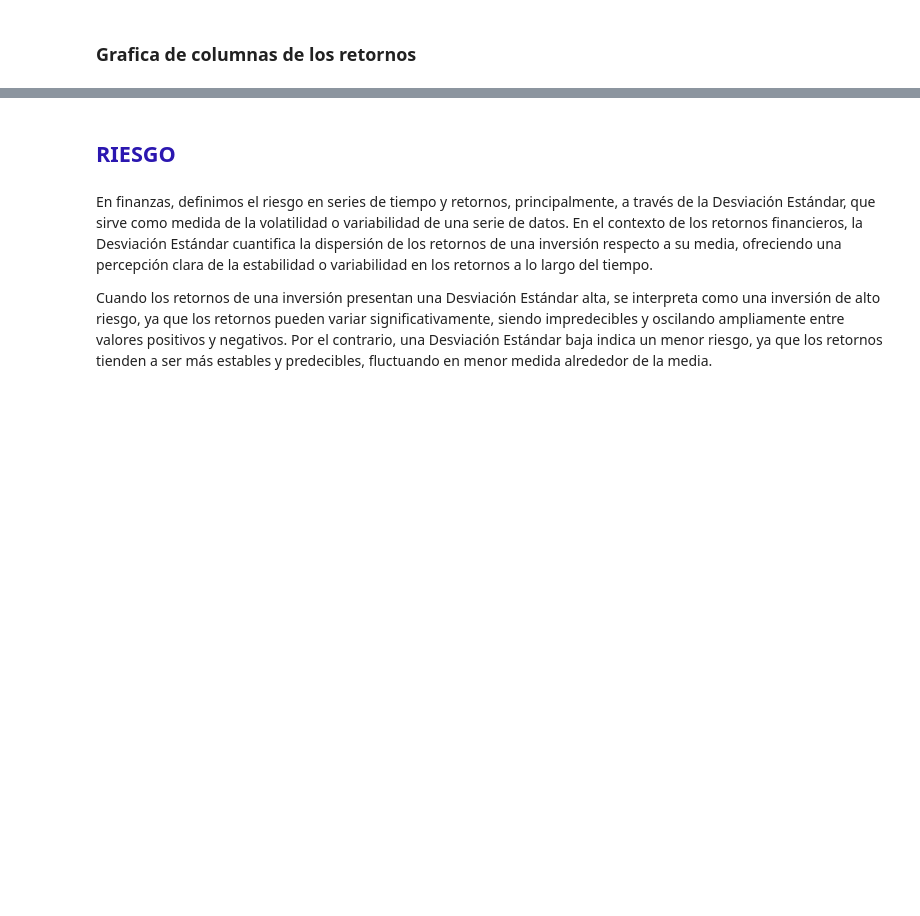
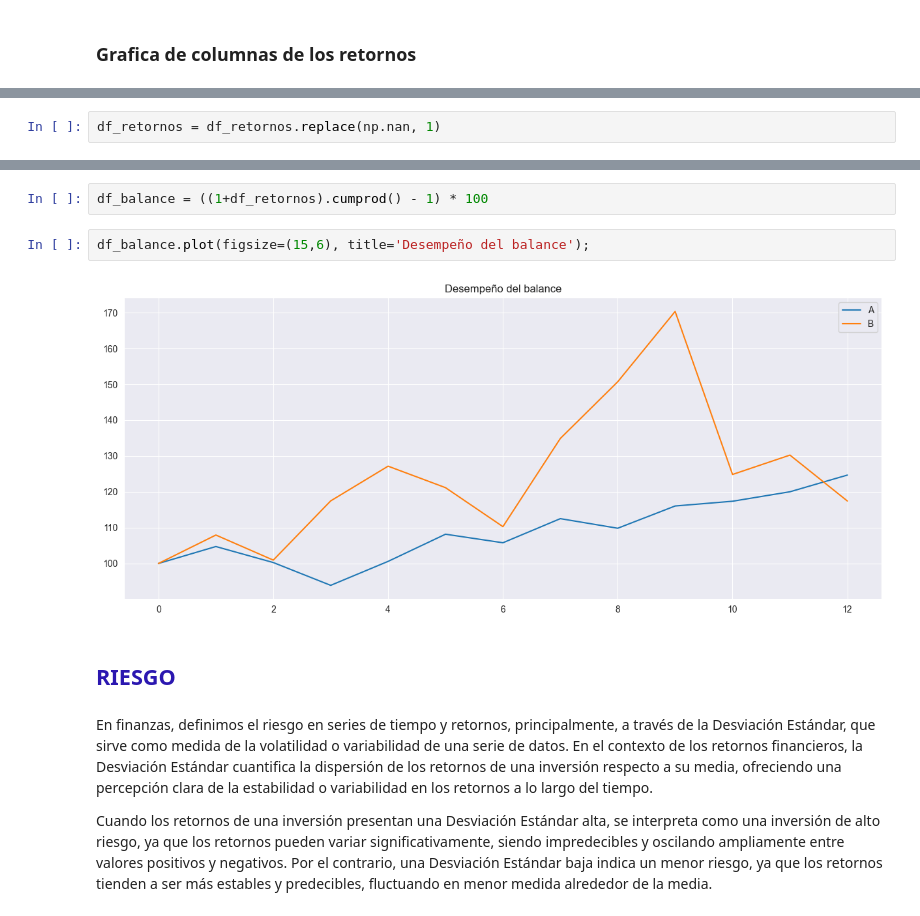
Before and after one commit to carlosdeoncedos/CienciaDatosFinanzas2024_11, a Jupyter notebook: Sesion9.ipynb, the cells around one changed output, grey strips where cells are left out. Saved outputs shown, nothing was run; the diff lists cells and outputs as text; blank space fills up the shorter version.

```diff
--- a/Sesion9.ipynb
+++ b/Sesion9.ipynb
@@ -528,0 +677,2 @@ activo_b = [
+# %%
+df_retornos = df_retornos.replace(np.nan, 1)
@@ -529,3 +696,9 @@ activo_b = [
+# %%
+df_balance = ((1+df_retornos).cumprod() - 1) * 100
+# %%
+df_balance.plot(figsize=(15,6), title='Desempeño del balance');
+# %% [output]
+[figure, added]
 # %% [markdown]
 ## <font color='#2B17B0'>RIESGO</font>
 # %% [markdown]
```
Also changed, not shown: parts of 18 cells of this notebook.
